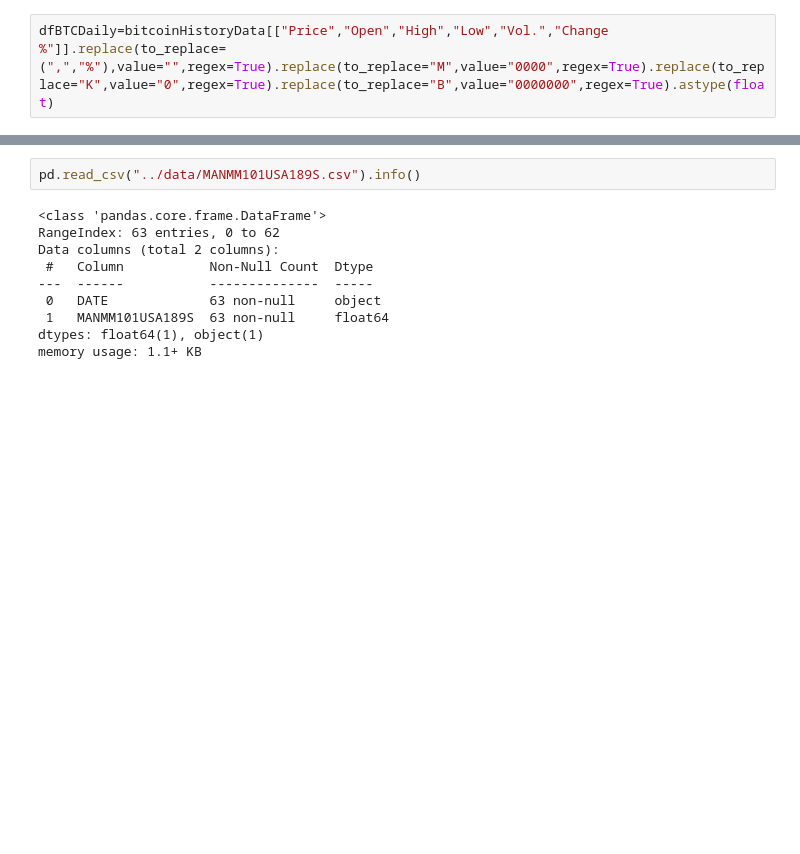
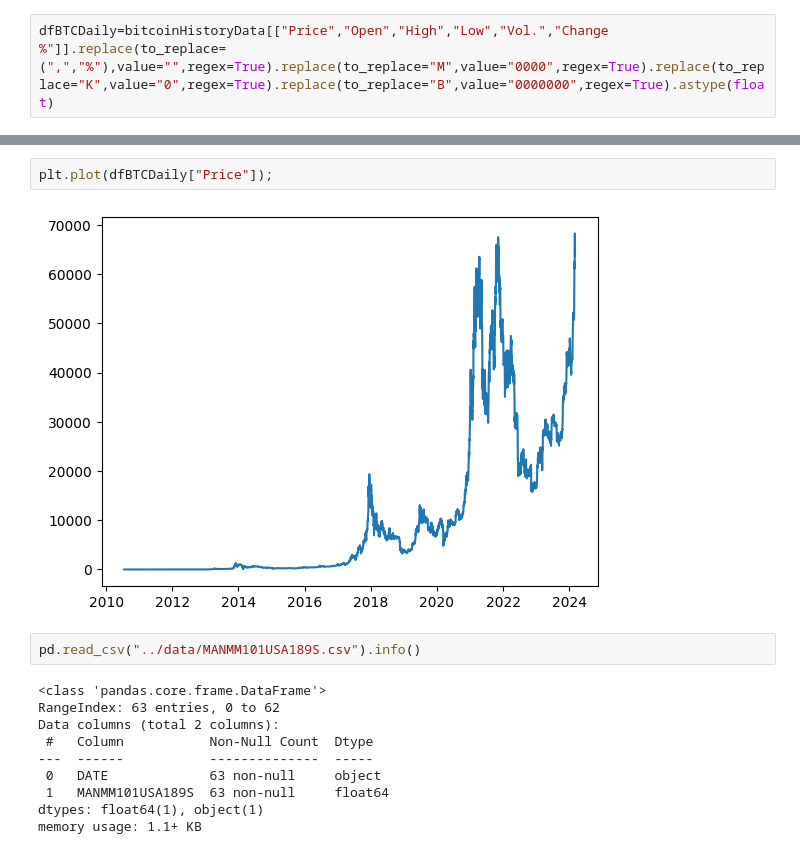
Before and after one commit to NicoUIcreator/btcData, a Jupyter notebook: notebooks/inicios.ipynb, the cells around one changed output, grey strips where cells are left out. Drawn from its saved outputs; the diff is of its cells as text; blank space fills up the shorter version.

```diff
--- a/notebooks/inicios.ipynb
+++ b/notebooks/inicios.ipynb
@@ -111,3 +133,7 @@ bitcoinHistoryData
+# %%
+plt.plot(dfBTCDaily["Price"]);
+# %% [output]
+[figure, added]
 # %%
 pd.read_csv("../data/MANMM101USA189S.csv").info()
 # %% [output]
```
Also changed, not shown: parts of 25 cells of this notebook, 6 other files.
